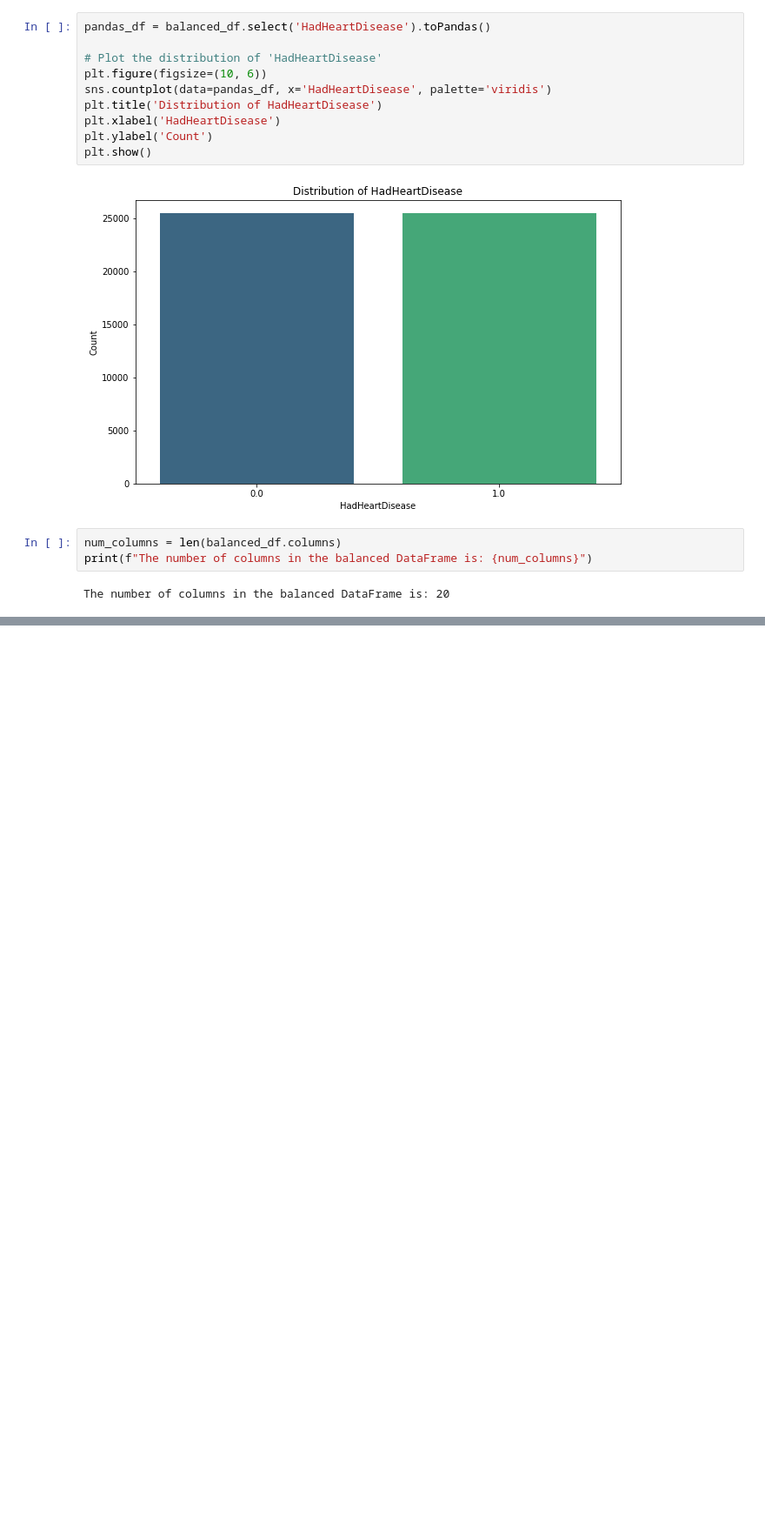
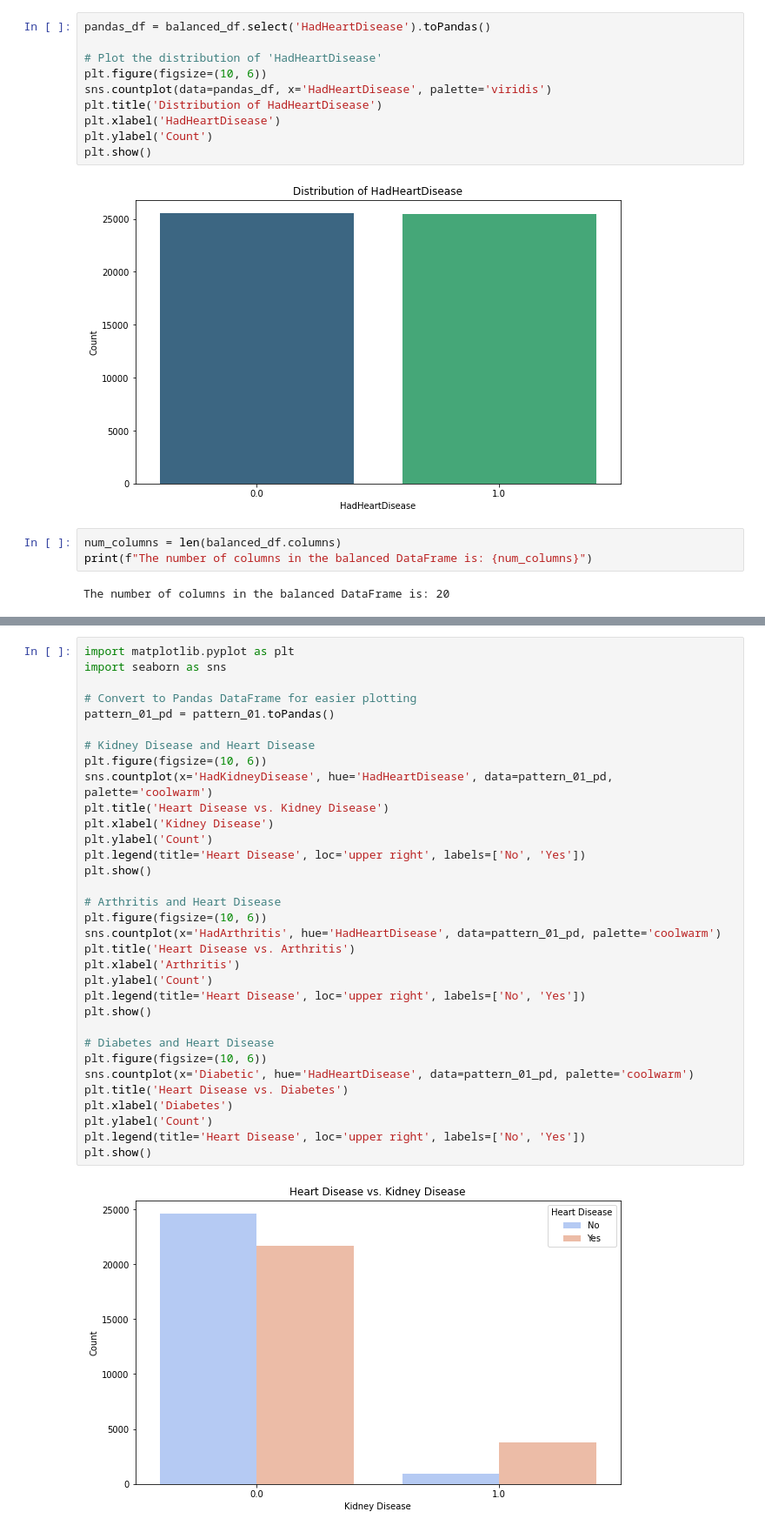
Before and after one commit to xxbeng/722-iteration-4, a Jupyter notebook: 2.4 data quality to 3.3 data cleaning.ipynb, the cells around one changed output, grey strips where cells are left out. Shown at 87% size. Saved outputs shown, nothing was run; the diff lists cells and outputs as text; blank space fills up the shorter version.

```diff
--- a/2.4 data quality to 3.3 data cleaning.ipynb
+++ b/2.4 data quality to 3.3 data cleaning.ipynb
@@ -1155,0 +1494,35 @@ AUC of Naive Bayes: 0.4241
+# %%
+import matplotlib.pyplot as plt
+import seaborn as sns
+
+# Convert to Pandas DataFrame for easier plotting
+pattern_01_pd = pattern_01.toPandas()
+
+# Kidney Disease and Heart Disease
+plt.figure(figsize=(10, 6))
+sns.countplot(x='HadKidneyDisease', hue='HadHeartDisease', data=pattern_01_pd, palette='coolwarm')
+plt.title('Heart Disease vs. Kidney Disease')
+plt.xlabel('Kidney Disease')
+plt.ylabel('Count')
+plt.legend(title='Heart Disease', loc='upper right', labels=['No', 'Yes'])
+plt.show()
+
+# Arthritis and Heart Disease
+plt.figure(figsize=(10, 6))
+sns.countplot(x='HadArthritis', hue='HadHeartDisease', data=pattern_01_pd, palette='coolwarm')
+plt.title('Heart Disease vs. Arthritis')
+plt.xlabel('Arthritis')
+plt.ylabel('Count')
+plt.legend(title='Heart Disease', loc='upper right', labels=['No', 'Yes'])
+plt.show()
+
+# Diabetes and Heart Disease
+plt.figure(figsize=(10, 6))
+sns.countplot(x='Diabetic', hue='HadHeartDisease', data=pattern_01_pd, palette='coolwarm')
+plt.title('Heart Disease vs. Diabetes')
+plt.xlabel('Diabetes')
+plt.ylabel('Count')
+plt.legend(title='Heart Disease', loc='upper right', labels=['No', 'Yes'])
+plt.show()
+# %% [output]
+[figure, added]
```
Also changed, not shown: parts of 28 cells of this notebook.
